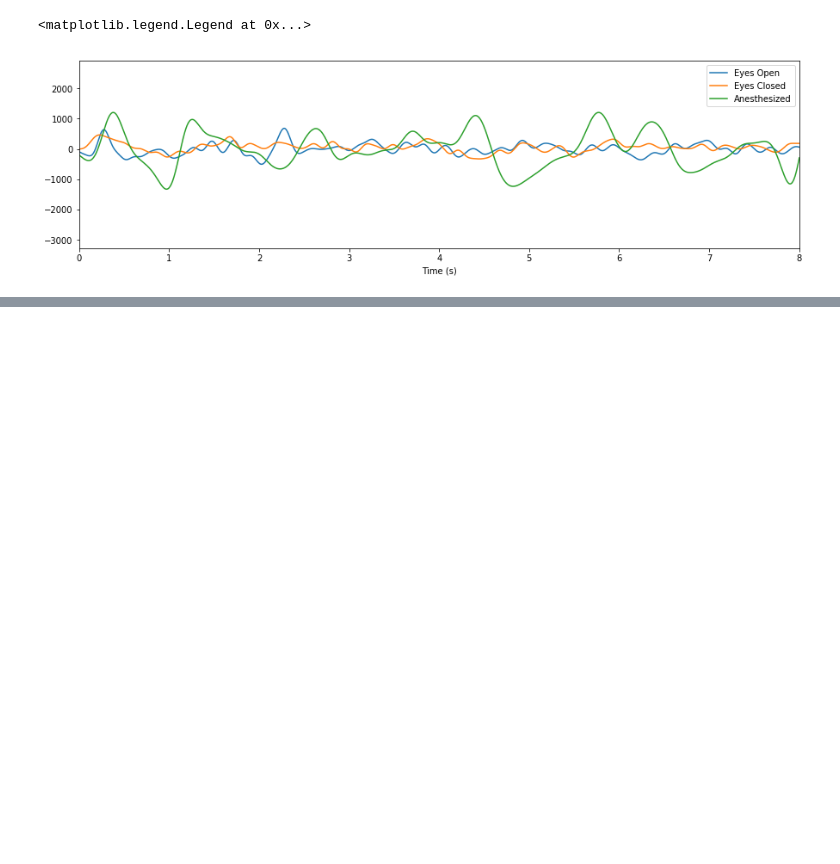
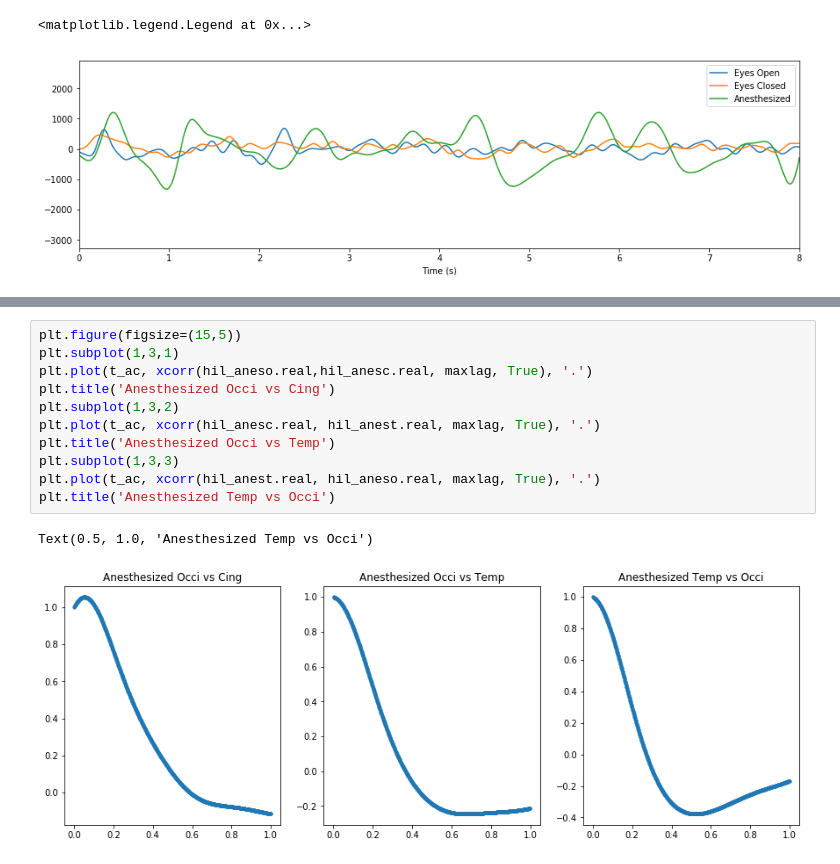
Before and after one commit to ajkeamy/Monkey_Analysis, a Jupyter notebook: Final_Project.ipynb, the cells around one changed output, grey strips where cells are left out. Cells and saved outputs as stored; diff of their text form; blank space fills up the shorter version.

```diff
--- a/Final_Project.ipynb
+++ b/Final_Project.ipynb
@@ -329,0 +369,14 @@ plt.title('Spike Count-LFP Cross-correlation')
+# %%
+plt.figure(figsize=(15,5))
+plt.subplot(1,3,1)
+plt.plot(t_ac, xcorr(hil_aneso.real,hil_anesc.real, maxlag, True), '.')
+plt.title('Anesthesized Occi vs Cing')
+plt.subplot(1,3,2)
+plt.plot(t_ac, xcorr(hil_anesc.real, hil_anest.real, maxlag, True), '.')
+plt.title('Anesthesized Occi vs Temp')
+plt.subplot(1,3,3)
+plt.plot(t_ac, xcorr(hil_anest.real, hil_aneso.real, maxlag, True), '.')
+plt.title('Anesthesized Temp vs Occi')
+# %% [output]
+Text(0.5, 1.0, 'Anesthesized Temp vs Occi')
+[figure, added]
```
Also changed, not shown: parts of 11 cells of this notebook.
